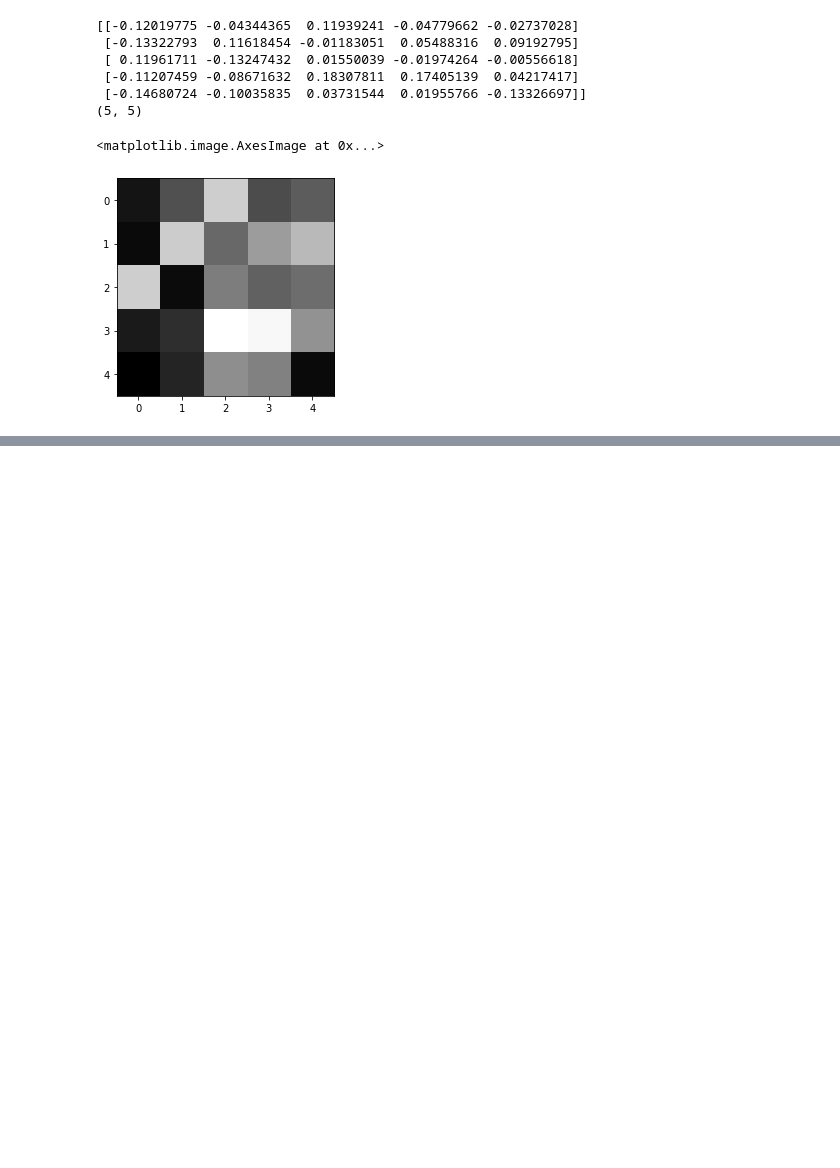
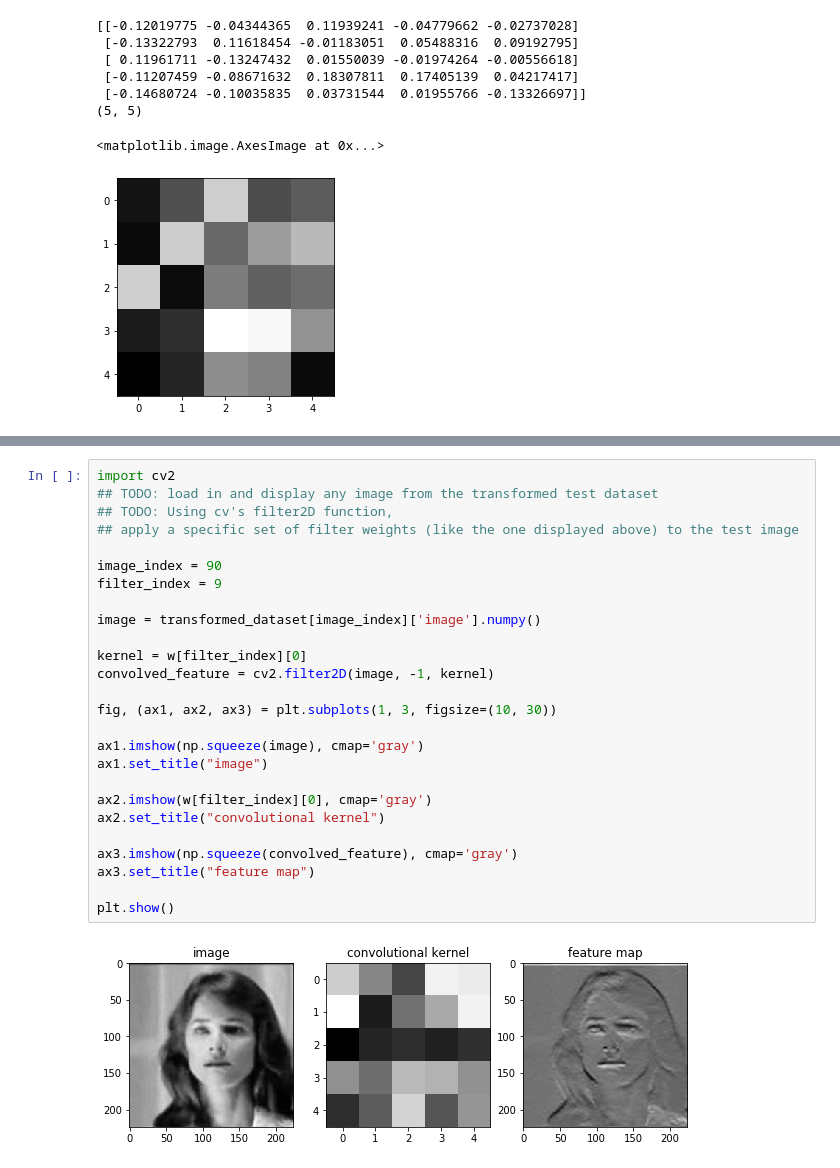
Before and after one commit to kapilchandorikar/FacialKeypointDetection, a Jupyter notebook: 2. Define the Network Architecture.ipynb, the cells around one changed output, grey strips where cells are left out. Drawn from its saved outputs; the diff is of its cells as text; blank space fills up the shorter version.

Commit message:
feat: Filter an image to see the effect of a convolutional kernel

```diff
--- a/2. Define the Network Architecture.ipynb
+++ b/2. Define the Network Architecture.ipynb
@@ -555,0 +560,28 @@ Each CNN has at least one convolutional layer that is composed of stacked filter
+# %%
+import cv2
+## TODO: load in and display any image from the transformed test dataset
+## TODO: Using cv's filter2D function,
+## apply a specific set of filter weights (like the one displayed above) to the test image
+
+image_index = 90
+filter_index = 9
+
+image = transformed_dataset[image_index]['image'].numpy()
+
+kernel = w[filter_index][0]
+convolved_feature = cv2.filter2D(image, -1, kernel)
+
+fig, (ax1, ax2, ax3) = plt.subplots(1, 3, figsize=(10, 30))
+
+ax1.imshow(np.squeeze(image), cmap='gray')
+ax1.set_title("image")
+
+ax2.imshow(w[filter_index][0], cmap='gray')
+ax2.set_title("convolutional kernel")
+
+ax3.imshow(np.squeeze(convolved_feature), cmap='gray')
+ax3.set_title("feature map")
+
+plt.show()
+# %% [output]
+[figure, added]
```
Also changed, not shown: parts of 2 cells of this notebook.
